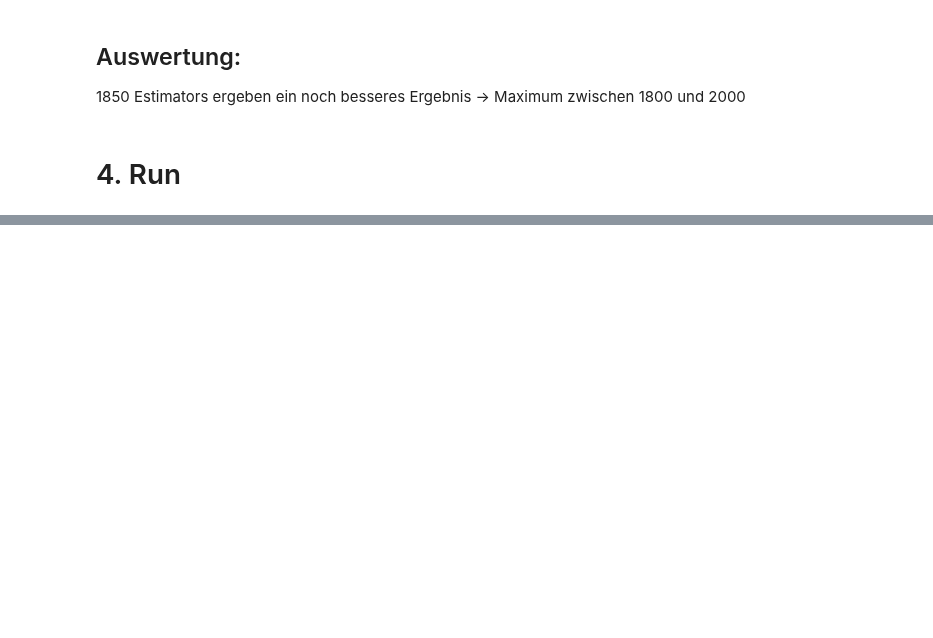
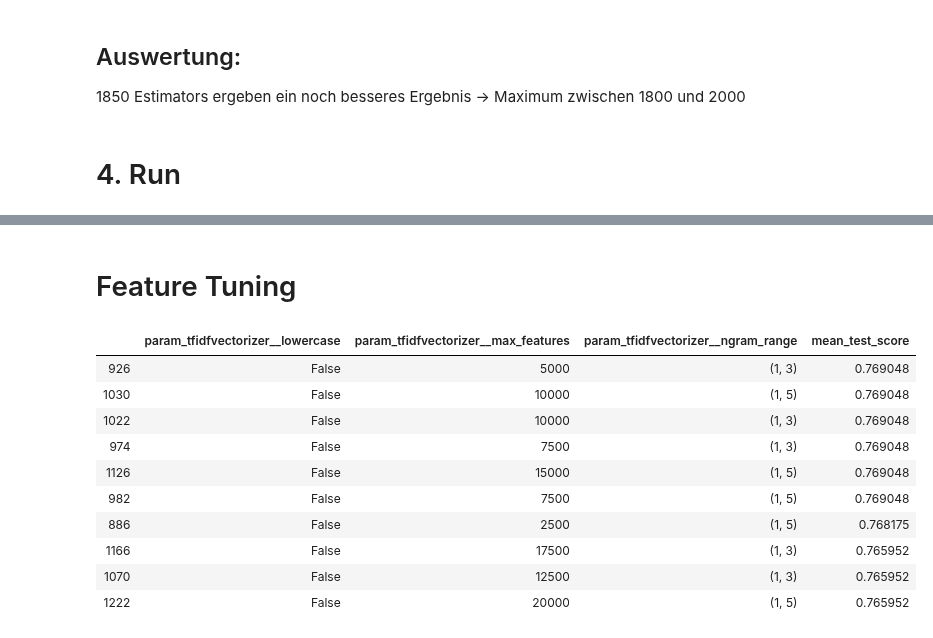
Before and after one commit to LennartKeller/TextklassifikationsProjekt2019, a Jupyter notebook: ReadHyperparamTuningResults.ipynb, the cells around one changed output, grey strips where cells are left out. Cells and saved outputs as stored; diff of their text form; code cells hidden in the pictures; blank space fills up the shorter version.

```diff
--- a/ReadHyperparamTuningResults.ipynb
+++ b/ReadHyperparamTuningResults.ipynb
@@ -614,0 +642,18 @@ all_pipes_params = [logreg, dectree, randomforest]
+# %% [markdown]
+# Feature Tuning
+# %%
+feature_df = pd.read_csv('hyperparam_results/FeatRun/linearsvc_P1.csv').dropna()
+# %%
+feature_df.sort_values('mean_test_score', ascending=False)[['param_tfidfvectorizer__lowercase','param_tfidfvectorizer__max_features','param_tfidfvectorizer__ngram_range','mean_test_score']][:10]
+# %% [output]
+|  | param_tfidfvectorizer__lowercase | param_tfidfvectorizer__max_features | param_tfidfvectorizer__ngram_range | mean_test_score |
+| 926 | False | 5000 | (1, 3) | 0.769048 |
+| 1030 | False | 10000 | (1, 5) | 0.769048 |
+| 1022 | False | 10000 | (1, 3) | 0.769048 |
+| 974 | False | 7500 | (1, 3) | 0.769048 |
+| 1126 | False | 15000 | (1, 5) | 0.769048 |
+| 982 | False | 7500 | (1, 5) | 0.769048 |
+| 886 | False | 2500 | (1, 5) | 0.768175 |
+| 1166 | False | 17500 | (1, 3) | 0.765952 |
+| 1070 | False | 12500 | (1, 3) | 0.765952 |
+| 1222 | False | 20000 | (1, 5) | 0.765952 |
```
Also changed, not shown: parts of 3 cells of this notebook, 1 other file.
